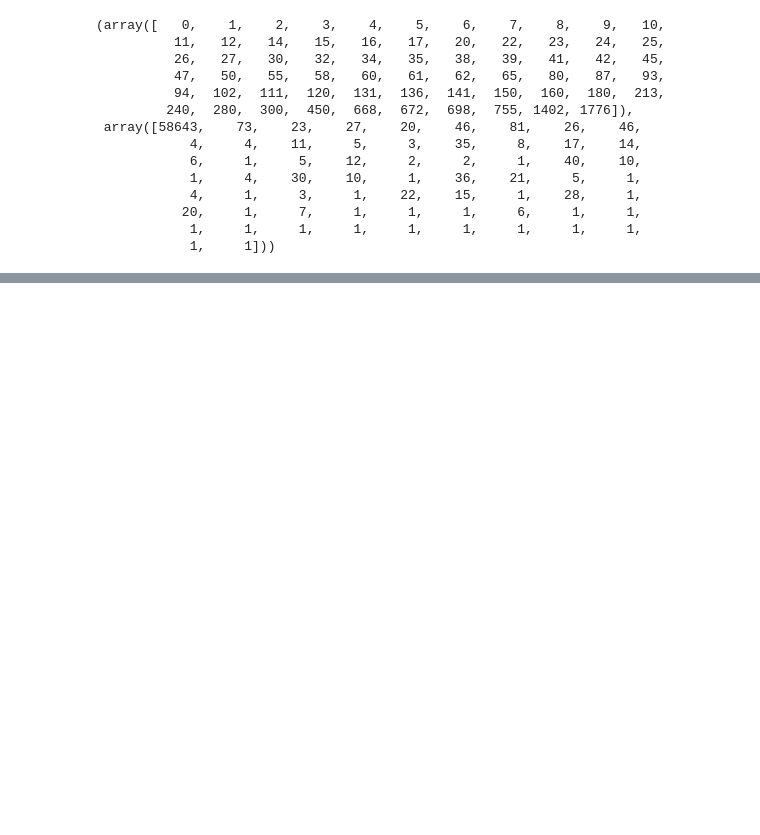
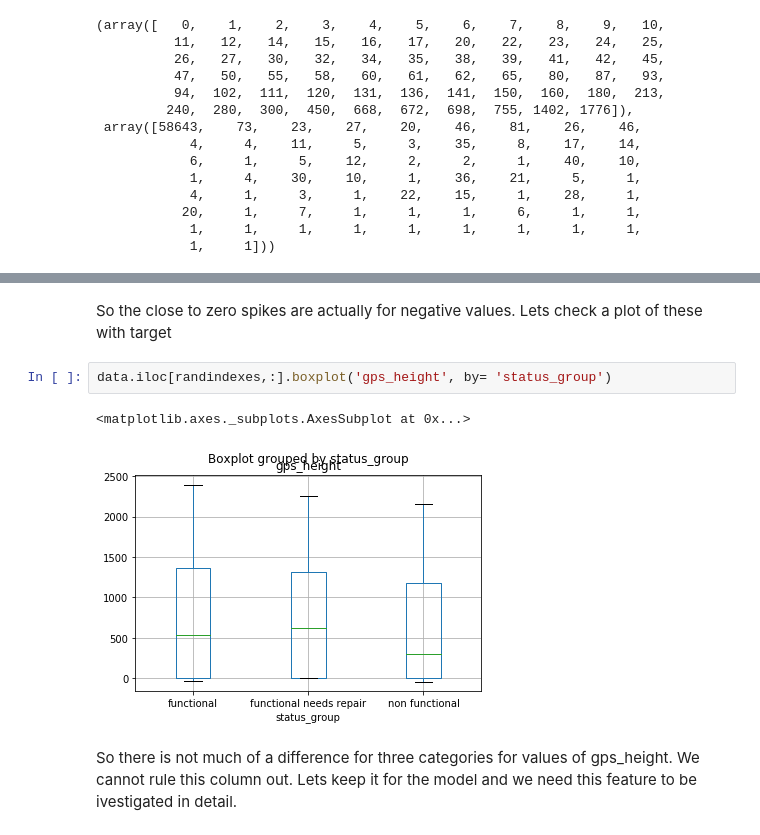
Before and after one commit to arunmarria/ClassificationProjects, a Jupyter notebook: Tanzanian ministry of Water - Predict faulty pumps/Predicting faulty water pumps.ipynb, the cells around one changed output, grey strips where cells are left out. Drawn from its saved outputs; the diff is of its cells as text; blank space fills up the shorter version.

```diff
--- a/Tanzanian ministry of Water - Predict faulty pumps/Predicting faulty water pumps.ipynb
+++ b/Tanzanian ministry of Water - Predict faulty pumps/Predicting faulty water pumps.ipynb
@@ -210,0 +278,9 @@ np.unique(data.num_private, return_counts=True)
+# %% [markdown]
+So the close to zero spikes are actually for negative values. Lets check a plot of these with target
+# %%
+data.iloc[randindexes,:].boxplot('gps_height', by= 'status_group')
+# %% [output]
+<matplotlib.axes._subplots.AxesSubplot at 0x...>
+[figure, added]
+# %% [markdown]
+So there is not much of a difference for three categories for values of gps_height. We cannot rule this column out. Lets keep it for the model and we need this feature to be ivestigated in detail.
```
Also changed, not shown: parts of 77 cells of this notebook.
